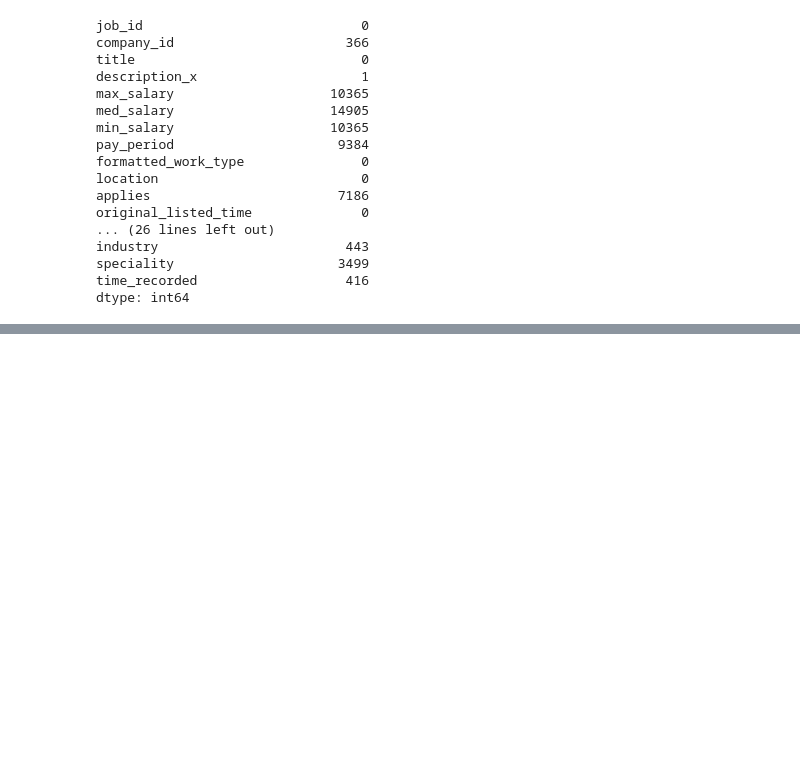
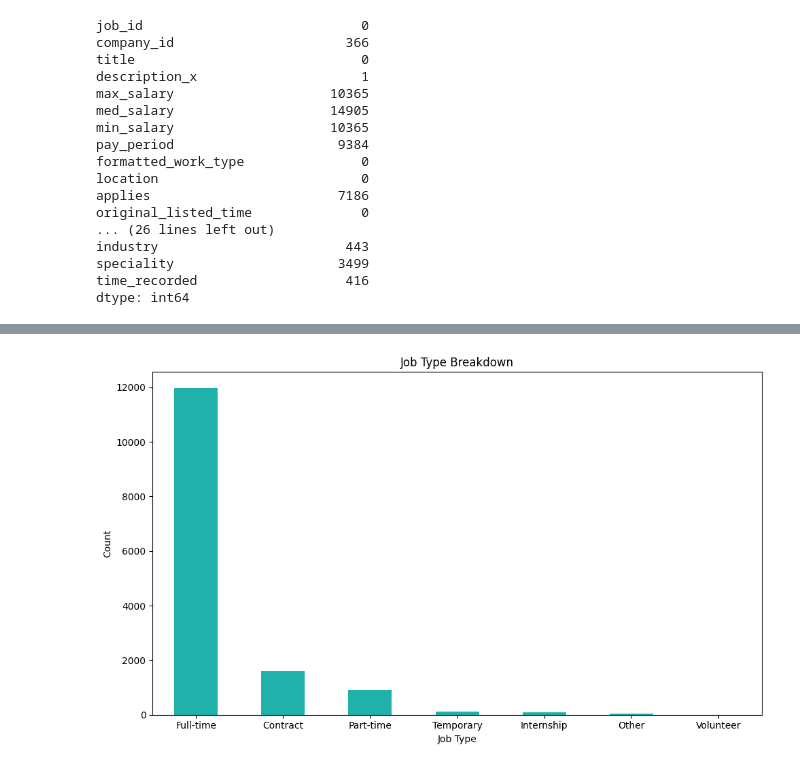
Before and after one commit to enricofindley/ds-project, a Jupyter notebook: linkedin-job-postings-2023-data-analysis.ipynb, the cells around one changed output, grey strips where cells are left out. Saved outputs shown, nothing was run; the diff lists cells and outputs as text; code cells hidden in the pictures; blank space fills up the shorter version.

```diff
--- a/linkedin-job-postings-2023-data-analysis.ipynb
+++ b/linkedin-job-postings-2023-data-analysis.ipynb
@@ -161,0 +230,13 @@ dtype: int64
+# %%
+# Visualization 3: Job Type Breakdown (Bar Chart)
+job_type_counts = data['work_type'].value_counts()
+plt.figure(figsize=(10, 6))
+job_type_counts.plot(kind='bar', color='lightseagreen')
+plt.title('Job Type Breakdown')
+plt.xlabel('Job Type')
+plt.ylabel('Count')
+plt.xticks(rotation=0)
+plt.tight_layout()
+plt.show()
+# %% [output]
+[figure, added]
```
Also changed, not shown: parts of 9 cells of this notebook.
